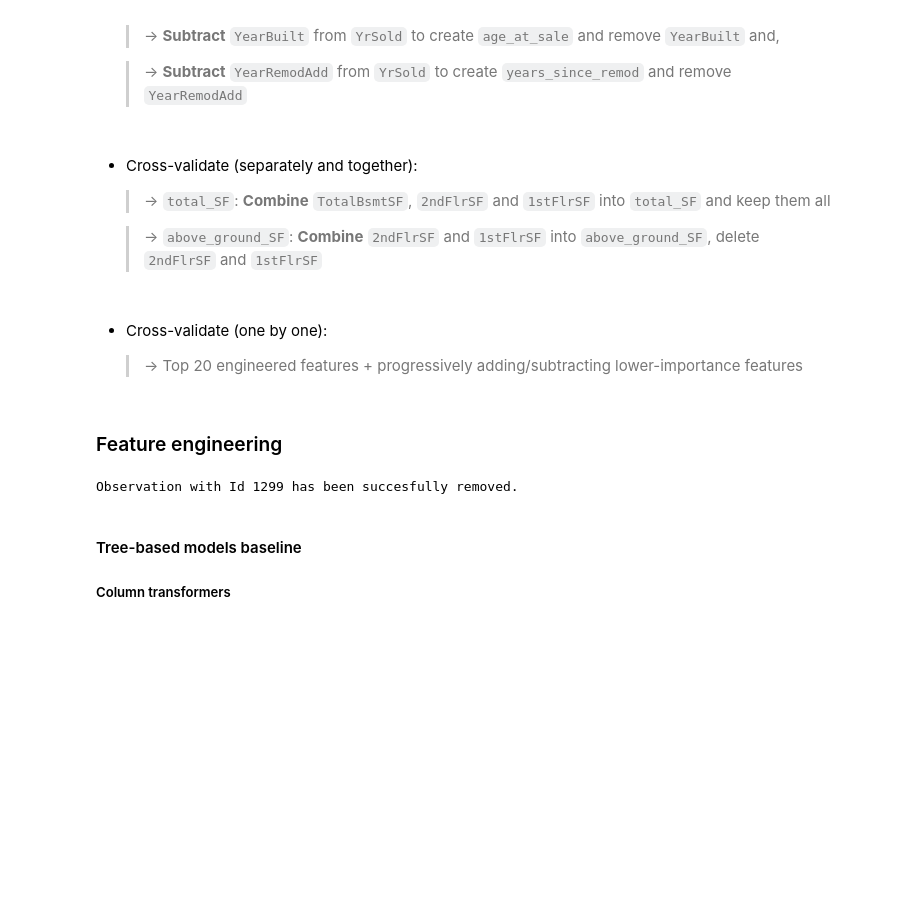
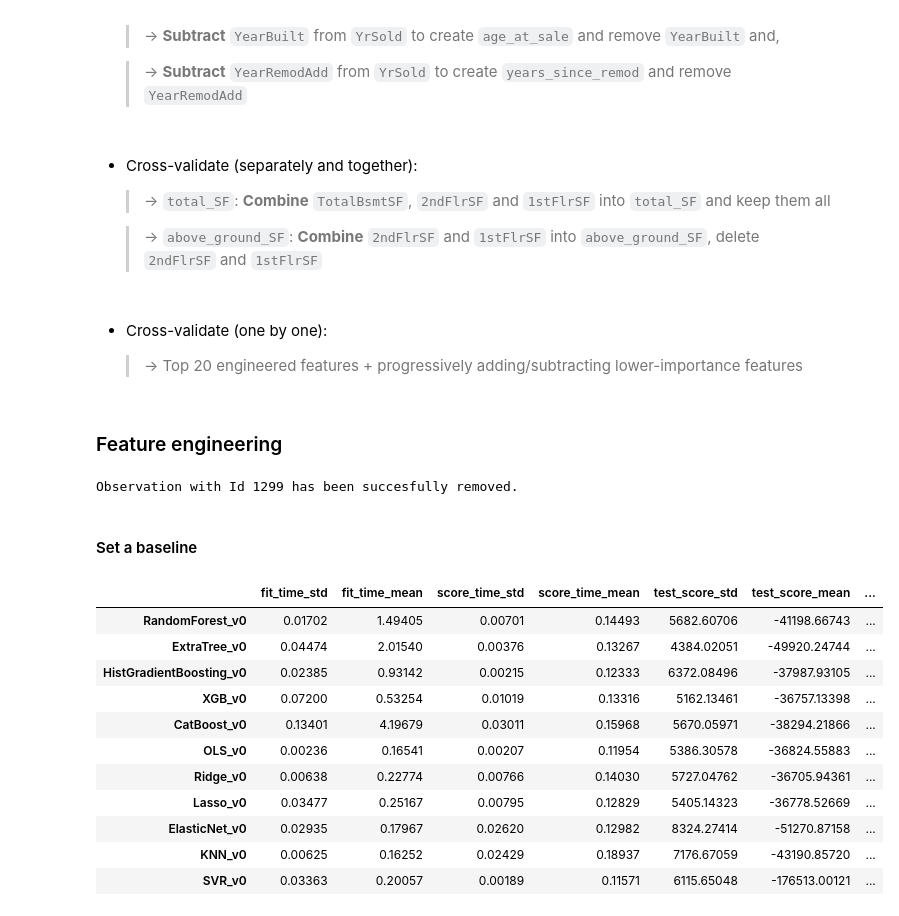
Before and after one commit to lopez-davcio/learning-journal, a Jupyter notebook: ames-housing-regression/ames-housing-analysis.ipynb, the cells around one changed output. Saved outputs shown, nothing was run; the diff lists cells and outputs as text; code cells hidden in the pictures; blank space fills up the shorter version.

```diff
--- a/ames-housing-regression/ames-housing-analysis.ipynb
+++ b/ames-housing-regression/ames-housing-analysis.ipynb
@@ -286,7 +290,6 @@ y = df['SalePrice']
 # %% [output]
 Observation with Id 1299 has been succesfully removed.
 # %% [markdown]
-#### Tree-based models baseline
-##### Column transformers
+#### Set a baseline
 # %%
 ### iterate through roadmap chossing a strategy to process at a time
@@ -456,81 +306,40 @@ encode_transformer = ColumnTransformer(
 # %%
-
+# create a dictionary of estimators per estimator type to fit to the data
 tree_models = {
     'RandomForest':RandomForestRegressor(random_state=42),
     'ExtraTree':ExtraTreesRegressor(random_state=42),
     'HistGradientBoosting':HistGradientBoostingRegressor(random_state=42),
     'XGB':XGBRegressor(booster='gblinear', device='cuda'),
     'CatBoost':CatBoostRegressor(random_state=42, verbose=0)
 }
 
 linear_models = {
     'OLS':LinearRegression(n_jobs=-1),
     'Ridge':KernelRidge(),
     'Lasso':Lasso(random_state=42),
     'ElasticNet':ElasticNet(random_state=42)
 }
 
 distance_models = {
     'KNN':KNeighborsRegressor(n_jobs=-1),
     'SVR':LinearSVR(random_state=42)
 }
 
 # combine all three dictionary of models/estimators into one dictionary
 all_models = tree_models | linear_models | distance_models
 
 # instantiate a k fold
 cv = KFold(n_splits=5, shuffle=True, random_state=42)
-
-# first version of the preprocessor with the bare minimum preprocessing steps
-preprocessor_v0 = Pipeline(steps=[
-    ('drop_transformer', drop_transformer),
-    ('impute_transformer', impute_transformer),
-    ('group_transformer', group_cat_transformer),
-    ('clip_transformer', clip_transformer),
-    ('encode_transformer', encode_transformer)])
-
-
-def format_model_result(result):
-    """
-    Summarizes cross_validate results by calculating mean and std for all metrics.
-    Converts NumPy types to Python floats and rounds to 5 decimal places.
-    """
-    summary = {}
-
-    for key, value in result.items():
-        summary[f'{key}_std'] = round(np.std(value).item(), 5)
-        summary[f'{key}_mean'] = round(np.mean(value).item(), 5)
-
-    return summary
-
-
-def cross_validate_models(models, X, y, preprocessor, cv, version):
-    """
-    Fits and cross-validates multiple models using a shared preprocessing pipeline.
-
-    Args:
-        models: Dictionary mapping model names to estimators.
-        X: The feature matrix (pd.DataFrame).
-        y: The target vector (pd.Series).
-        preprocessor: A ColumnTransformer or Pipeline.
-        version: String suffix to identify this specific run in the results.
-        cv_folds: Number of cross-validation folds (defaults to 5).
-
-    Returns:
-        A DataFrame where each row is a model's performance metrics.
-    """
-    results = {}
-
-    for name, model in models.items():
-        reg = Pipeline(steps=[
-            ('preprocessor', preprocessor),
-            ('model', model)
-        ])
-
-        result = cross_validate(reg, X, y,
-                                scoring='neg_root_mean_squared_error',
-                                cv=cv, n_jobs=-1, return_train_score=True)
-
-        results[name + version] = format_model_result(result)
-
-    return pd.DataFrame.from_dict(results, orient='index')
+# %% [output]
+|  | fit_time_std | fit_time_mean | score_time_std | score_time_mean | test_score_std | test_score_mean | ... |
+| RandomForest_v0 | 0.01702 | 1.49405 | 0.00701 | 0.14493 | 5682.60706 | -41198.66743 | ... |
+| ExtraTree_v0 | 0.04474 | 2.01540 | 0.00376 | 0.13267 | 4384.02051 | -49920.24744 | ... |
+| HistGradientBoosting_v0 | 0.02385 | 0.93142 | 0.00215 | 0.12333 | 6372.08496 | -37987.93105 | ... |
+| XGB_v0 | 0.07200 | 0.53254 | 0.01019 | 0.13316 | 5162.13461 | -36757.13398 | ... |
+| CatBoost_v0 | 0.13401 | 4.19679 | 0.03011 | 0.15968 | 5670.05971 | -38294.21866 | ... |
+| OLS_v0 | 0.00236 | 0.16541 | 0.00207 | 0.11954 | 5386.30578 | -36824.55883 | ... |
+| Ridge_v0 | 0.00638 | 0.22774 | 0.00766 | 0.14030 | 5727.04762 | -36705.94361 | ... |
+| Lasso_v0 | 0.03477 | 0.25167 | 0.00795 | 0.12829 | 5405.14323 | -36778.52669 | ... |
+| ElasticNet_v0 | 0.02935 | 0.17967 | 0.02620 | 0.12982 | 8324.27414 | -51270.87158 | ... |
+| KNN_v0 | 0.00625 | 0.16252 | 0.02429 | 0.18937 | 7176.67059 | -43190.85720 | ... |
+| SVR_v0 | 0.03363 | 0.20057 | 0.00189 | 0.11571 | 6115.65048 | -176513.00121 | ... |
```
Also changed, not shown: parts of 4 cells of this notebook, 2 other files.
